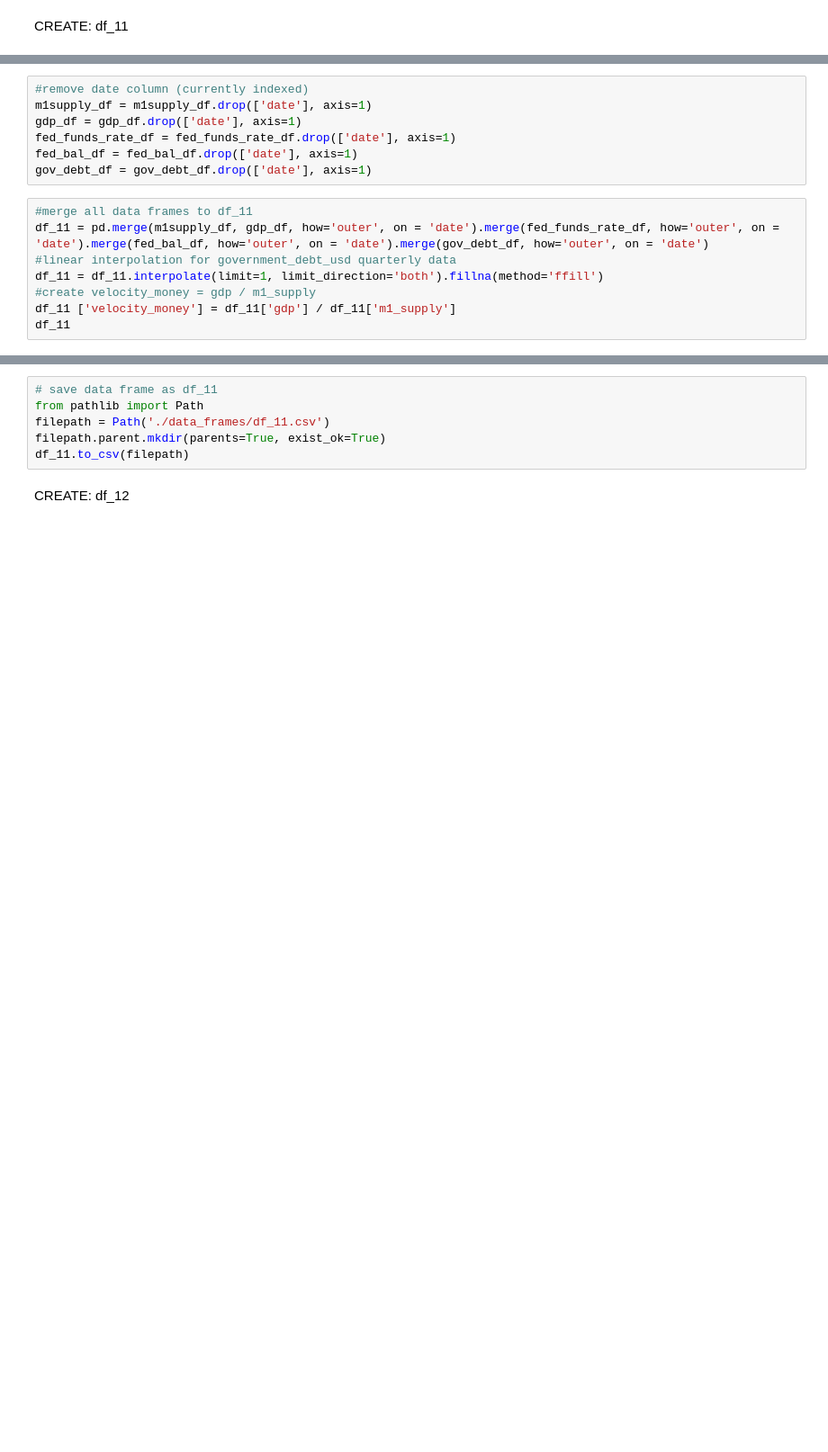
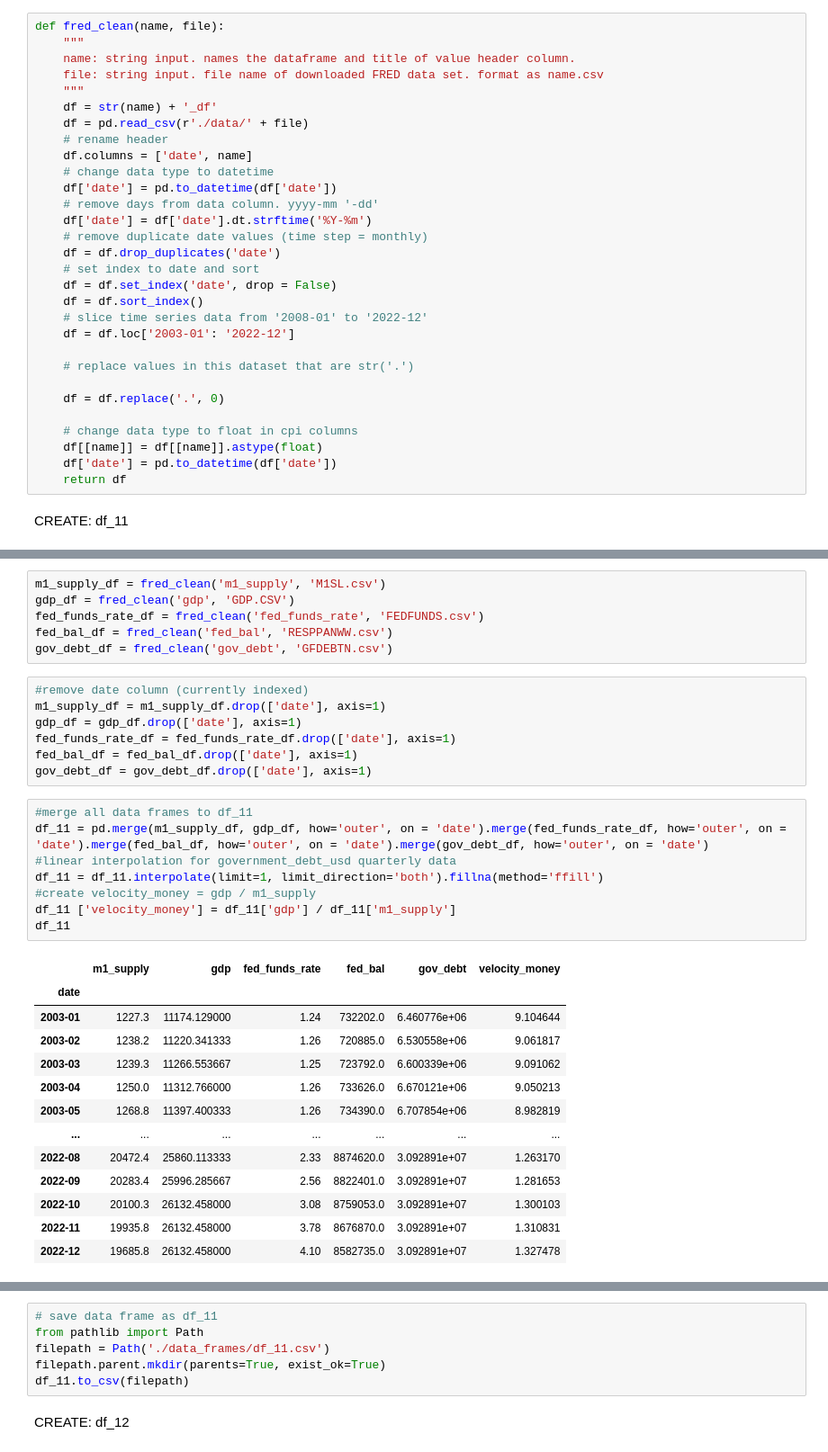
Before and after one commit to wygantro/visualizing-inflation, a Jupyter notebook: project_1_data_cleaning_df_1.ipynb, the cells around one changed output, grey strips where cells are left out. Shown at 90% size. Cells and saved outputs as stored; diff of their text form; blank space fills up the shorter version.

Commit message:
second submission Project_1 files (updated cleaning data function and formatting)

```diff
--- a/project_1_data_cleaning_df_1.ipynb
+++ b/project_1_data_cleaning_df_1.ipynb
@@ -7,2 +5,32 @@ import plotly.express as px
+# %%
+def fred_clean(name, file):
+    """
+    name: string input. names the dataframe and title of value header column.
+    file: string input. file name of downloaded FRED data set. format as name.csv
+    """
+    df = str(name) + '_df'
+    df = pd.read_csv(r'./data/' + file)
+    # rename header
+    df.columns = ['date', name]
+    # change data type to datetime
+    df['date'] = pd.to_datetime(df['date'])
+    # remove days from data column. yyyy-mm '-dd'
+    df['date'] = df['date'].dt.strftime('%Y-%m')
+    # remove duplicate date values (time step = monthly)
+    df = df.drop_duplicates('date')
+    # set index to date and sort
+    df = df.set_index('date', drop = False)
+    df = df.sort_index()
+    # slice time series data from '2008-01' to '2022-12'
+    df = df.loc['2003-01': '2022-12']
+
+    # replace values in this dataset that are str('.')
+
+    df = df.replace('.', 0)
+
+    # change data type to float in cpi columns
+    df[[name]] = df[[name]].astype(float)
+    df['date'] = pd.to_datetime(df['date'])
+    return df
 # %% [markdown]
 CREATE: df_11
@@ -135,15 +37,35 @@ gov_debt_df['date'] = pd.to_datetime(gov_debt_df['date'])
+# %%
+m1_supply_df = fred_clean('m1_supply', 'M1SL.csv')
+gdp_df = fred_clean('gdp', 'GDP.CSV')
+fed_funds_rate_df = fred_clean('fed_funds_rate', 'FEDFUNDS.csv')
+fed_bal_df = fred_clean('fed_bal', 'RESPPANWW.csv')
+gov_debt_df = fred_clean('gov_debt', 'GFDEBTN.csv')
 # %%
 #remove date column (currently indexed)
-m1supply_df = m1supply_df.drop(['date'], axis=1)
+m1_supply_df = m1_supply_df.drop(['date'], axis=1)
 gdp_df = gdp_df.drop(['date'], axis=1)
 fed_funds_rate_df = fed_funds_rate_df.drop(['date'], axis=1)
 fed_bal_df = fed_bal_df.drop(['date'], axis=1)
 gov_debt_df = gov_debt_df.drop(['date'], axis=1)
 # %%
 #merge all data frames to df_11
-df_11 = pd.merge(m1supply_df, gdp_df, how='outer', on = 'date').merge(fed_funds_rate_df, how='outer', on = 'date').merge(fed_bal_df, how='outer', on = 'date').merge(gov_debt_df, how='outer', on = 'date')
+df_11 = pd.merge(m1_supply_df, gdp_df, how='outer', on = 'date').merge(fed_funds_rate_df, how='outer', on = 'date').merge(fed_bal_df, how='outer', on = 'date').merge(gov_debt_df, how='outer', on = 'date')
 #linear interpolation for government_debt_usd quarterly data
 df_11 = df_11.interpolate(limit=1, limit_direction='both').fillna(method='ffill')
 #create velocity_money = gdp / m1_supply
 df_11 ['velocity_money'] = df_11['gdp'] / df_11['m1_supply']
 df_11
+# %% [output]
+|  | m1_supply | gdp | fed_funds_rate | fed_bal | gov_debt | velocity_money |
+| date |  |  |  |  |  |  |
+| 2003-01 | 1227.3 | 11174.129000 | 1.24 | 732202.0 | 6.460776e+06 | 9.104644 |
+| 2003-02 | 1238.2 | 11220.341333 | 1.26 | 720885.0 | 6.530558e+06 | 9.061817 |
+| 2003-03 | 1239.3 | 11266.553667 | 1.25 | 723792.0 | 6.600339e+06 | 9.091062 |
+| 2003-04 | 1250.0 | 11312.766000 | 1.26 | 733626.0 | 6.670121e+06 | 9.050213 |
+| 2003-05 | 1268.8 | 11397.400333 | 1.26 | 734390.0 | 6.707854e+06 | 8.982819 |
+| ... | ... | ... | ... | ... | ... | ... |
+| 2022-08 | 20472.4 | 25860.113333 | 2.33 | 8874620.0 | 3.092891e+07 | 1.263170 |
+| 2022-09 | 20283.4 | 25996.285667 | 2.56 | 8822401.0 | 3.092891e+07 | 1.281653 |
+| 2022-10 | 20100.3 | 26132.458000 | 3.08 | 8759053.0 | 3.092891e+07 | 1.300103 |
+| 2022-11 | 19935.8 | 26132.458000 | 3.78 | 8676870.0 | 3.092891e+07 | 1.310831 |
+| 2022-12 | 19685.8 | 26132.458000 | 4.10 | 8582735.0 | 3.092891e+07 | 1.327478 |
```
Also changed, not shown: parts of 36 cells of this notebook, 3 other files.
